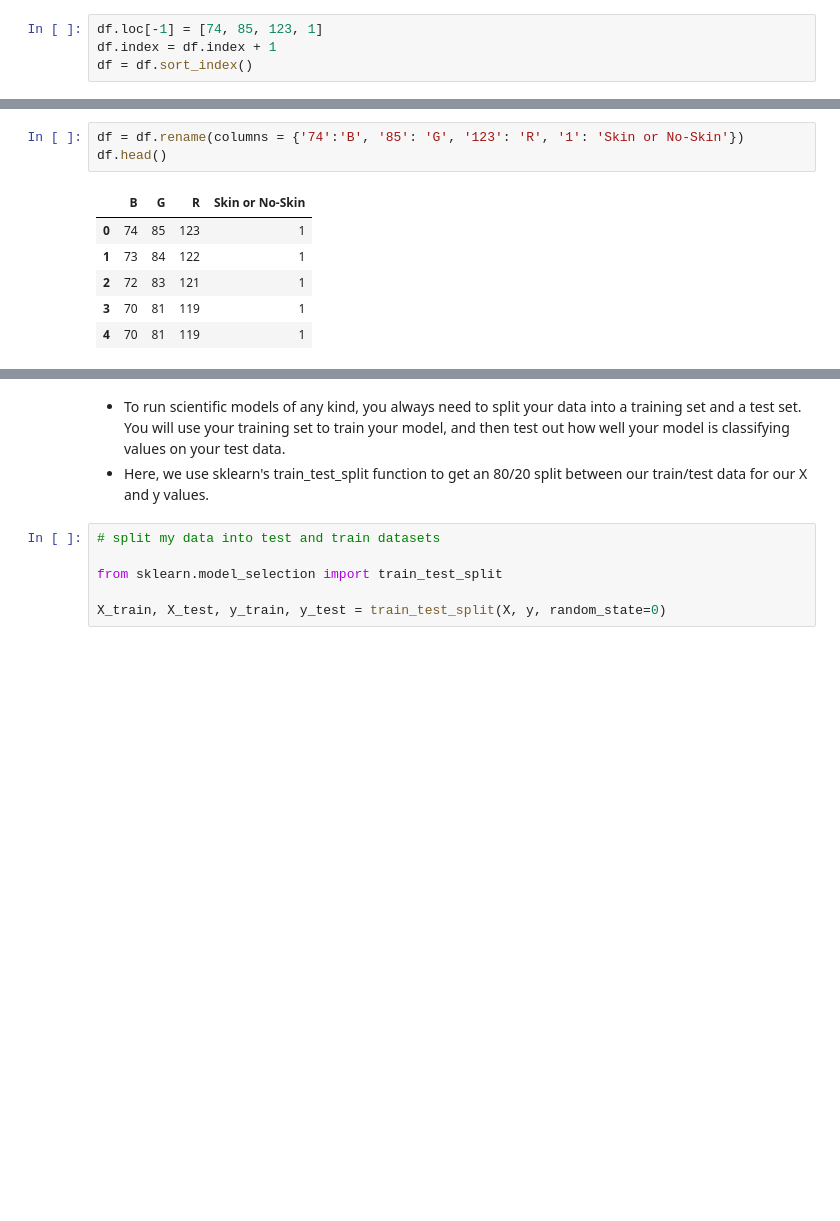
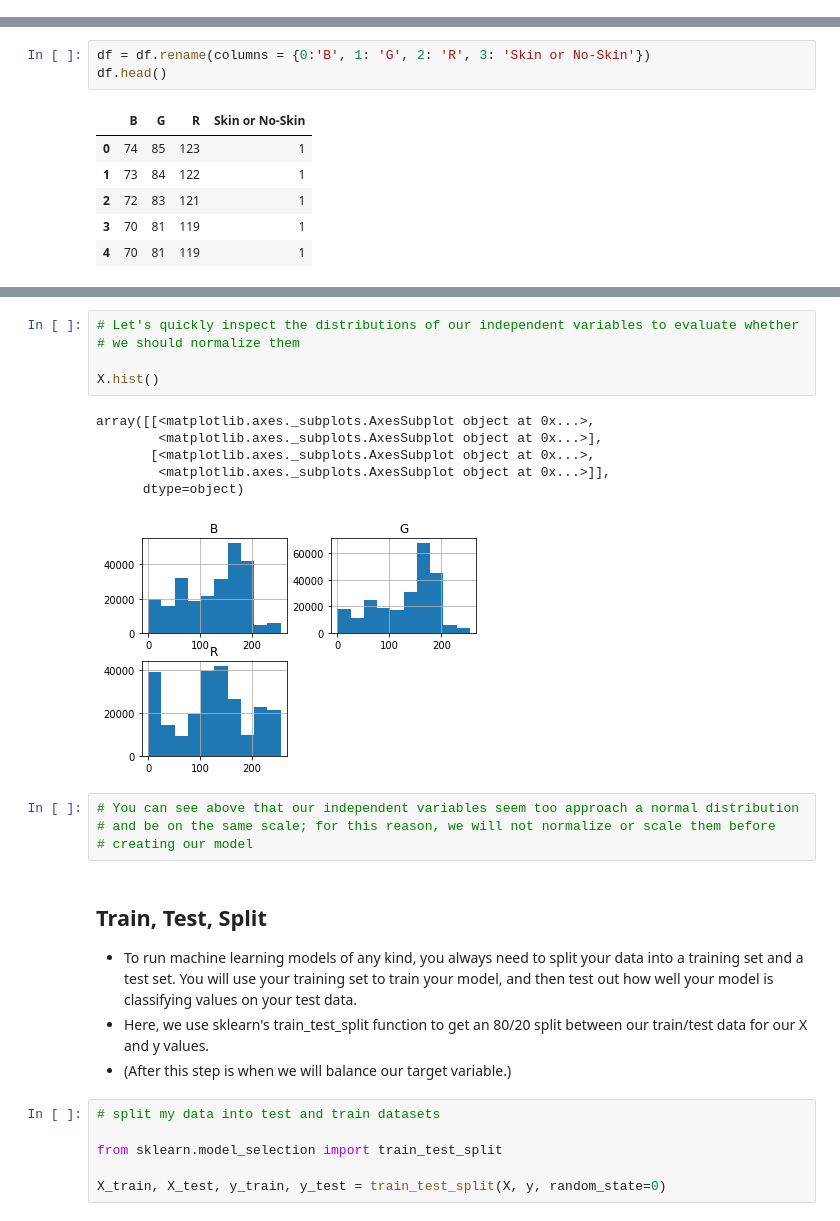
Before and after one commit to aulorbe/Skin-Segmentation-Logit-Regression, a Jupyter notebook: Skin_NoSkin.ipynb, the cells around one changed output, grey strips where cells are left out. Saved outputs shown, nothing was run; the diff lists cells and outputs as text; blank space fills up the shorter version.

```diff
--- a/Skin_NoSkin.ipynb
+++ b/Skin_NoSkin.ipynb
@@ -29,4 +24,0 @@ df.head()
-# %%
-df.loc[-1] = [74, 85, 123, 1]
-df.index = df.index + 1
-df = df.sort_index()
@@ -45,5 +27,5 @@ df.head()
 # %%
-df = df.rename(columns = {'74':'B', '85': 'G', '123': 'R', '1': 'Skin or No-Skin'})
+df = df.rename(columns = {0:'B', 1: 'G', 2: 'R', 3: 'Skin or No-Skin'})
 df.head()
 # %% [output]
 |  | B | G | R | Skin or No-Skin |
@@ -104,6 +71,24 @@ X.head()
+# %%
+# Let's quickly inspect the distributions of our independent variables to evaluate whether
+# we should normalize them
+
+X.hist()
+# %% [output]
+array([[<matplotlib.axes._subplots.AxesSubplot object at 0x...>,
+        <matplotlib.axes._subplots.AxesSubplot object at 0x...>],
+       [<matplotlib.axes._subplots.AxesSubplot object at 0x...>,
+        <matplotlib.axes._subplots.AxesSubplot object at 0x...>]],
+      dtype=object)
+[figure, added]
+# %%
+# You can see above that our independent variables seem too approach a normal distribution
+# and be on the same scale; for this reason, we will not normalize or scale them before
+# creating our model
 # %% [markdown]
-- To run scientific models of any kind, you always need to split your data into a training set and a test set. You will use your training set to train your model, and then test out how well your model is classifying values on your test data.
+## Train, Test, Split
+- To run machine learning models of any kind, you always need to split your data into a training set and a test set. You will use your training set to train your model, and then test out how well your model is classifying values on your test data.
 - Here, we use sklearn's train_test_split function to get an 80/20 split between our train/test data for our X and y values.
+- (After this step is when we will balance our target variable.)
 # %%
 # split my data into test and train datasets
 
```
Also changed, not shown: parts of 37 cells of this notebook.
